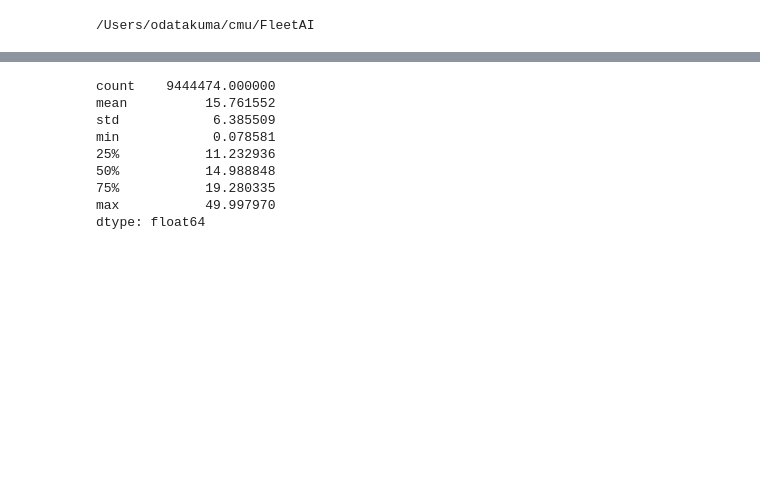
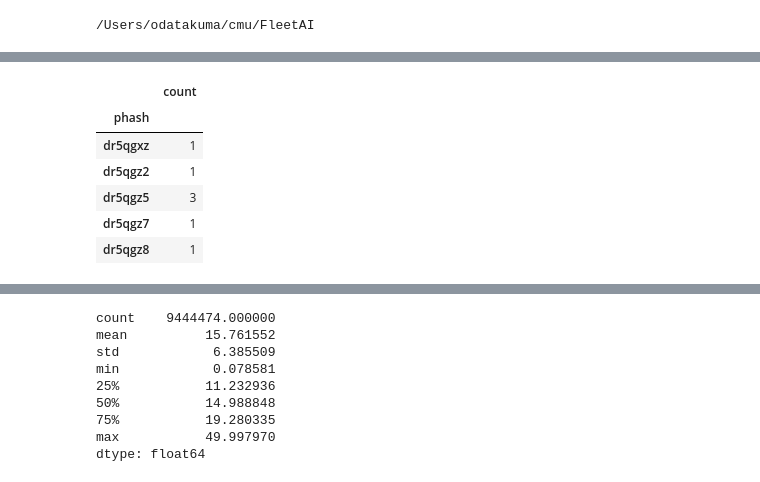
Before and after one commit to hitsuji5/FleetAI, a Jupyter notebook: evaluation/basic analysis.ipynb, the cells around one changed output, grey strips where cells are left out. Drawn from its saved outputs; the diff is of its cells as text; code cells hidden in the pictures; blank space fills up the shorter version.

```diff
--- a/evaluation/basic analysis.ipynb
+++ b/evaluation/basic analysis.ipynb
@@ -25,3 +25,14 @@ df.head()
 | 2 | 1 | 6 | 40.733002 | -74.002258 | 0 | 0 | 40.684601 | -73.991943 | 0 | 4.21 | ... |
 | 3 | 1 | 6 | 40.737564 | -73.997498 | 0 | 0 | 40.740192 | -74.005280 | 0 | 0.56 | ... |
 | 4 | 1 | 6 | 40.758469 | -73.988014 | 0 | 0 | 40.755764 | -73.979294 | 0 | 0.63 | ... |
+# %%
+demand = df.groupby(['phash'])[['minute']].count().rename(columns={'minute':'count'})
+demand.head()
+# %% [output]
+|  | count |
+| phash |  |
+| dr5qgxz | 1 |
+| dr5qgz2 | 1 |
+| dr5qgz5 | 3 |
+| dr5qgz7 | 1 |
+| dr5qgz8 | 1 |
```
Also changed, not shown: parts of 4 cells of this notebook, 1 other file.
